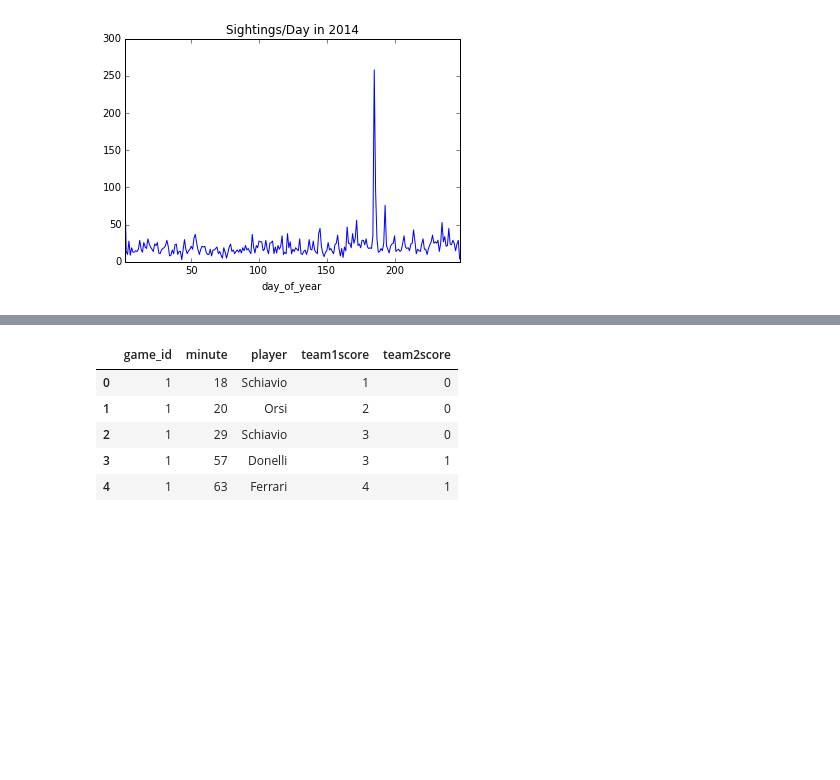
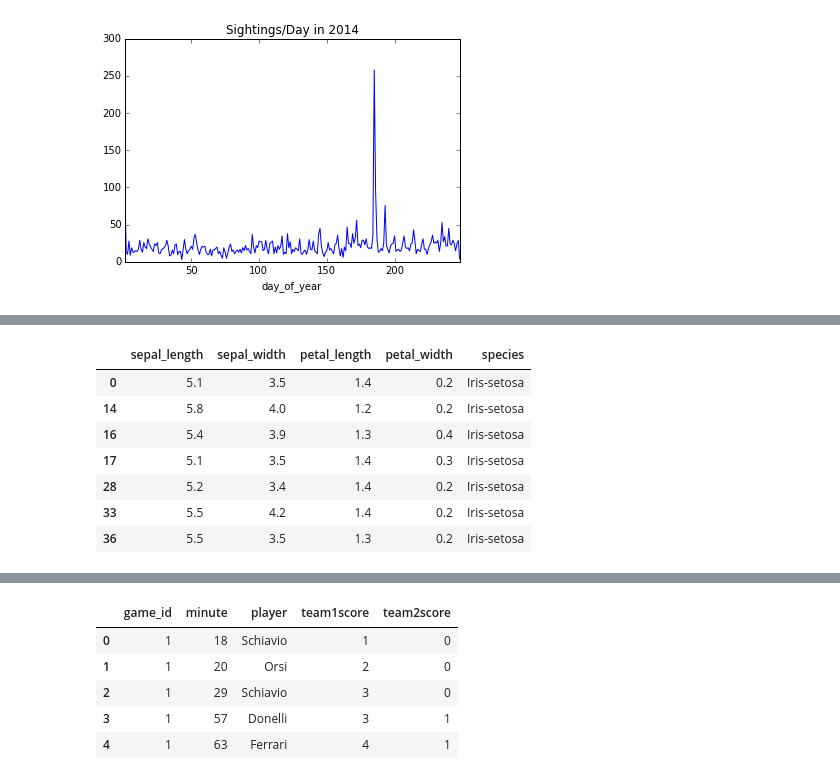
Before and after one commit to chrisabruce/sfdat22_work, a Jupyter notebook: labs/03_lab_pandas.ipynb, the cells around one changed output, grey strips where cells are left out. Drawn from its saved outputs; the diff is of its cells as text; code cells hidden in the pictures; blank space fills up the shorter version.

```diff
--- a/labs/03_lab_pandas.ipynb
+++ b/labs/03_lab_pandas.ipynb
@@ -109,0 +167,12 @@ ufo[ufo["year"] == 2014].groupby("day_of_year").day_of_year.count().plot(title="
+# %%
+# 5. Show flowers with sepal length over 5 and petal length under 1.5
+iris[(iris.sepal_length > 5) & (iris.petal_length < 1.5)]
+# %% [output]
+|  | sepal_length | sepal_width | petal_length | petal_width | species |
+| 0 | 5.1 | 3.5 | 1.4 | 0.2 | Iris-setosa |
+| 14 | 5.8 | 4.0 | 1.2 | 0.2 | Iris-setosa |
+| 16 | 5.4 | 3.9 | 1.3 | 0.4 | Iris-setosa |
+| 17 | 5.1 | 3.5 | 1.4 | 0.3 | Iris-setosa |
+| 28 | 5.2 | 3.4 | 1.4 | 0.2 | Iris-setosa |
+| 33 | 5.5 | 4.2 | 1.4 | 0.2 | Iris-setosa |
+| 36 | 5.5 | 3.5 | 1.3 | 0.2 | Iris-setosa |
```
Also changed, not shown: parts of 17 cells of this notebook.
